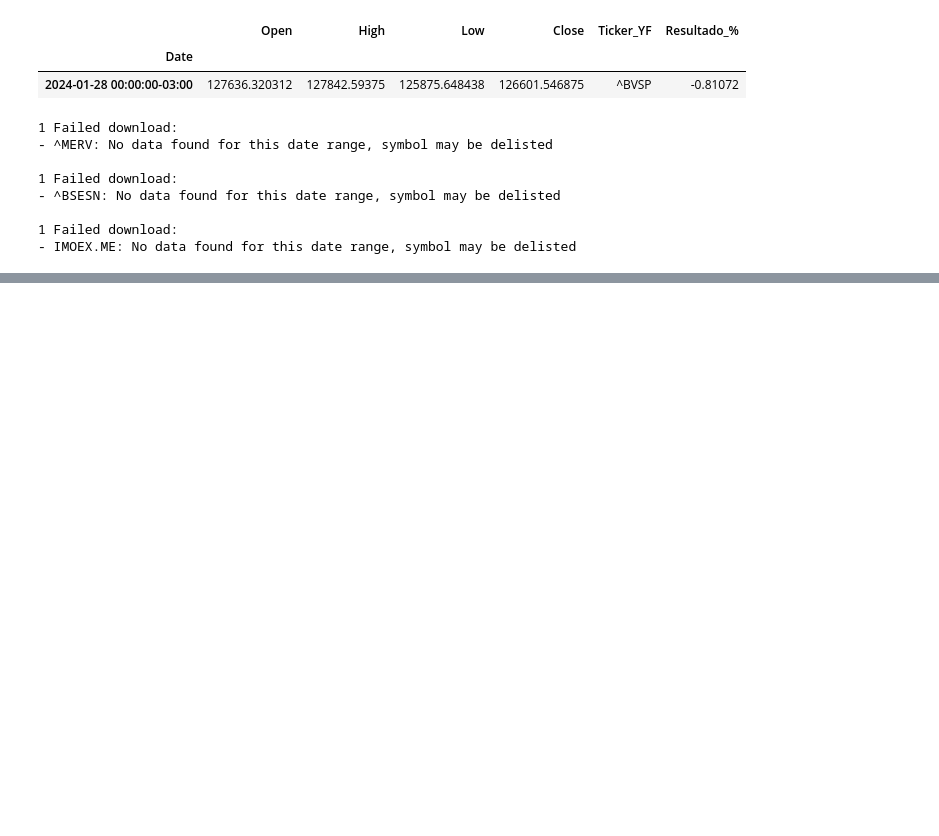
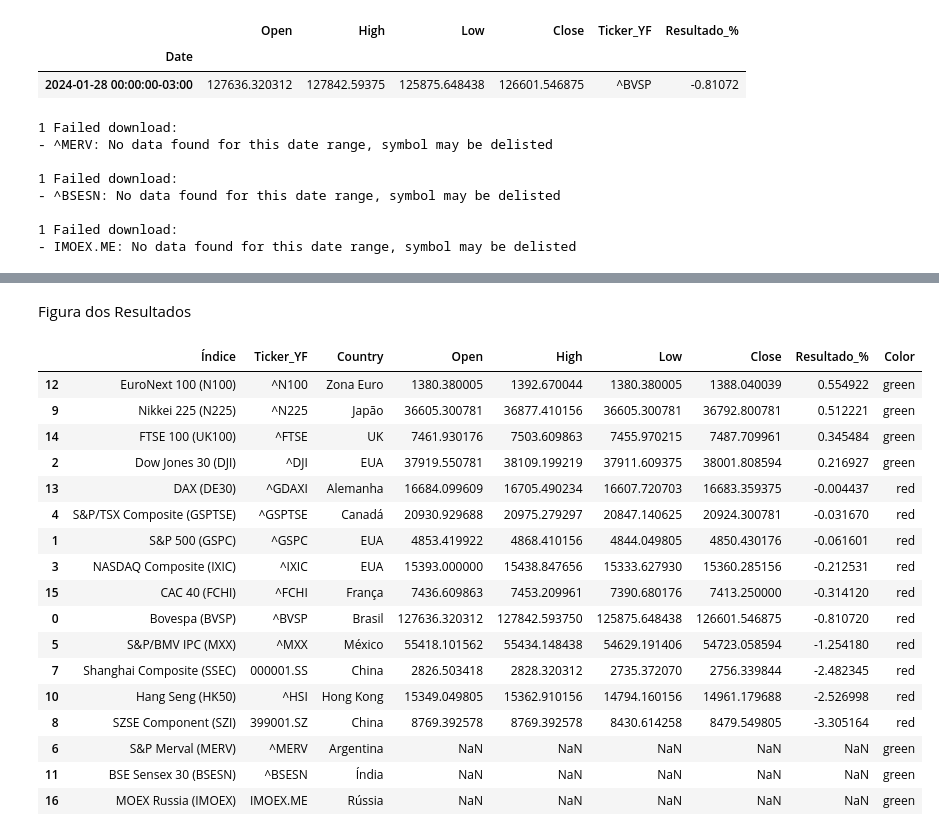
Before and after one commit to Akirahori/Mercado-Financeiro, a Jupyter notebook: Projetos/Reports/Weekly_Report.ipynb, the cells around one changed output, grey strips where cells are left out. Cells and saved outputs as stored; diff of their text form; code cells hidden in the pictures; blank space fills up the shorter version.

```diff
--- a/Projetos/Reports/Weekly_Report.ipynb
+++ b/Projetos/Reports/Weekly_Report.ipynb
@@ -172,0 +192,3 @@ for i in df_yf_world_indices.Ticker_YF:
+# %%
+world_indices_result = pd.merge(df_yf_world_indices, world_ohlcv, on="Ticker_YF", how="outer")
+world_indices_result
@@ -172,0 +214,25 @@ for i in df_yf_world_indices.Ticker_YF:
+# %% [markdown]
+Figura dos Resultados
+# %%
+df_fig = world_indices_result.sort_values(by="Resultado_%", ascending=False)
+df_fig["Color"] = np.where(df_fig["Resultado_%"] < 0, "red", "green")
+df_fig
+# %% [output]
+|  | Índice | Ticker_YF | Country | Open | High | Low | Close | Resultado_% | Color |
+| 12 | EuroNext 100 (N100) | ^N100 | Zona Euro | 1380.380005 | 1392.670044 | 1380.380005 | 1388.040039 | 0.554922 | green |
+| 9 | Nikkei 225 (N225) | ^N225 | Japão | 36605.300781 | 36877.410156 | 36605.300781 | 36792.800781 | 0.512221 | green |
+| 14 | FTSE 100 (UK100) | ^FTSE | UK | 7461.930176 | 7503.609863 | 7455.970215 | 7487.709961 | 0.345484 | green |
+| 2 | Dow Jones 30 (DJI) | ^DJI | EUA | 37919.550781 | 38109.199219 | 37911.609375 | 38001.808594 | 0.216927 | green |
+| 13 | DAX (DE30) | ^GDAXI | Alemanha | 16684.099609 | 16705.490234 | 16607.720703 | 16683.359375 | -0.004437 | red |
+| 4 | S&P/TSX Composite (GSPTSE) | ^GSPTSE | Canadá | 20930.929688 | 20975.279297 | 20847.140625 | 20924.300781 | -0.031670 | red |
+| 1 | S&P 500 (GSPC) | ^GSPC | EUA | 4853.419922 | 4868.410156 | 4844.049805 | 4850.430176 | -0.061601 | red |
+| 3 | NASDAQ Composite (IXIC) | ^IXIC | EUA | 15393.000000 | 15438.847656 | 15333.627930 | 15360.285156 | -0.212531 | red |
+| 15 | CAC 40 (FCHI) | ^FCHI | França | 7436.609863 | 7453.209961 | 7390.680176 | 7413.250000 | -0.314120 | red |
+| 0 | Bovespa (BVSP) | ^BVSP | Brasil | 127636.320312 | 127842.593750 | 125875.648438 | 126601.546875 | -0.810720 | red |
+| 5 | S&P/BMV IPC (MXX) | ^MXX | México | 55418.101562 | 55434.148438 | 54629.191406 | 54723.058594 | -1.254180 | red |
+| 7 | Shanghai Composite (SSEC) | 000001.SS | China | 2826.503418 | 2828.320312 | 2735.372070 | 2756.339844 | -2.482345 | red |
+| 10 | Hang Seng (HK50) | ^HSI | Hong Kong | 15349.049805 | 15362.910156 | 14794.160156 | 14961.179688 | -2.526998 | red |
+| 8 | SZSE Component (SZI) | 399001.SZ | China | 8769.392578 | 8769.392578 | 8430.614258 | 8479.549805 | -3.305164 | red |
+| 6 | S&P Merval (MERV) | ^MERV | Argentina | NaN | NaN | NaN | NaN | NaN | green |
+| 11 | BSE Sensex 30 (BSESN) | ^BSESN | Índia | NaN | NaN | NaN | NaN | NaN | green |
+| 16 | MOEX Russia (IMOEX) | IMOEX.ME | Rússia | NaN | NaN | NaN | NaN | NaN | green |
```
Also changed, not shown: parts of 12 cells of this notebook.
